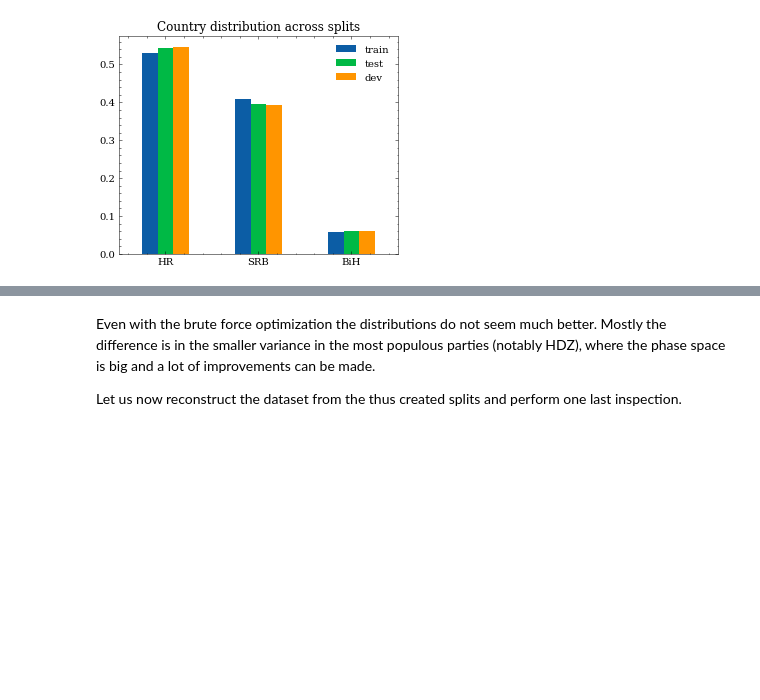
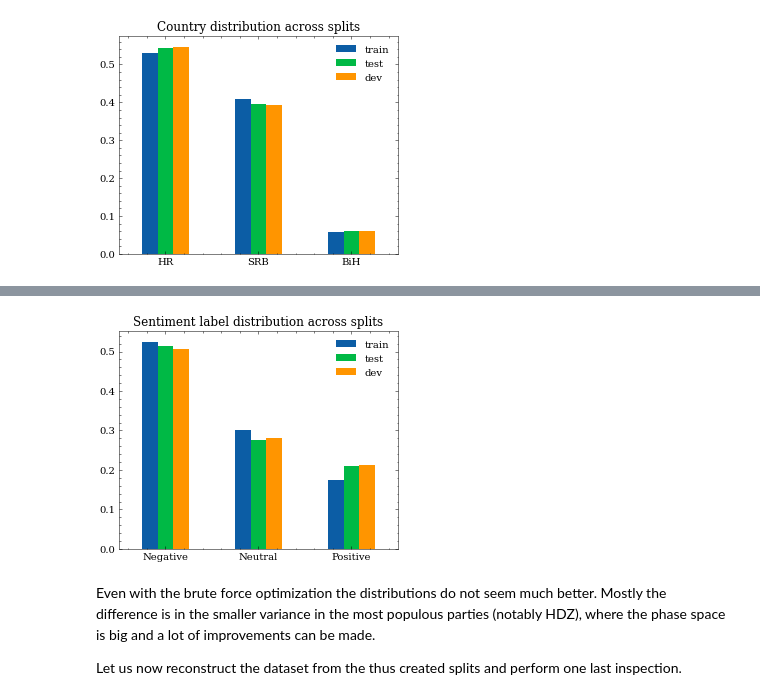
Before and after one commit to 5roop/task10, a Jupyter notebook: 001_dataset_preparation.ipynb, the cells around one changed output, grey strips where cells are left out. Drawn from its saved outputs; the diff is of its cells as text; code cells hidden in the pictures; blank space fills up the shorter version.

```diff
--- a/001_dataset_preparation.ipynb
+++ b/001_dataset_preparation.ipynb
@@ -210,3 +220,20 @@ plt.show()
+# %%
+import matplotlib.pyplot as plt
+try:
+    plt.style.use("science no-latex".split())
+except:
+    pass
+splits = ["train", "test", "dev"]
+
+fig, ax = plt.subplots(figsize=(5,4))
+pd.DataFrame(data={
+    split:eval(split).label.value_counts(normalize=True) for split in splits
+    }).plot.bar(ax=ax, rot=0)
+plt.title("Sentiment label distribution across splits")
+plt.savefig("images/001_sentiment_label_distribution_across_splits.png")
+plt.show()
+# %% [output]
+[figure, added]
 # %% [markdown]
 Even with the brute force optimization the distributions do not seem much better. Mostly the difference is in the smaller variance in the most populous parties (notably HDZ), where the phase space is big and a lot of improvements can be made.
 
```
Also changed, not shown: parts of 13 cells of this notebook, 3 other files.
